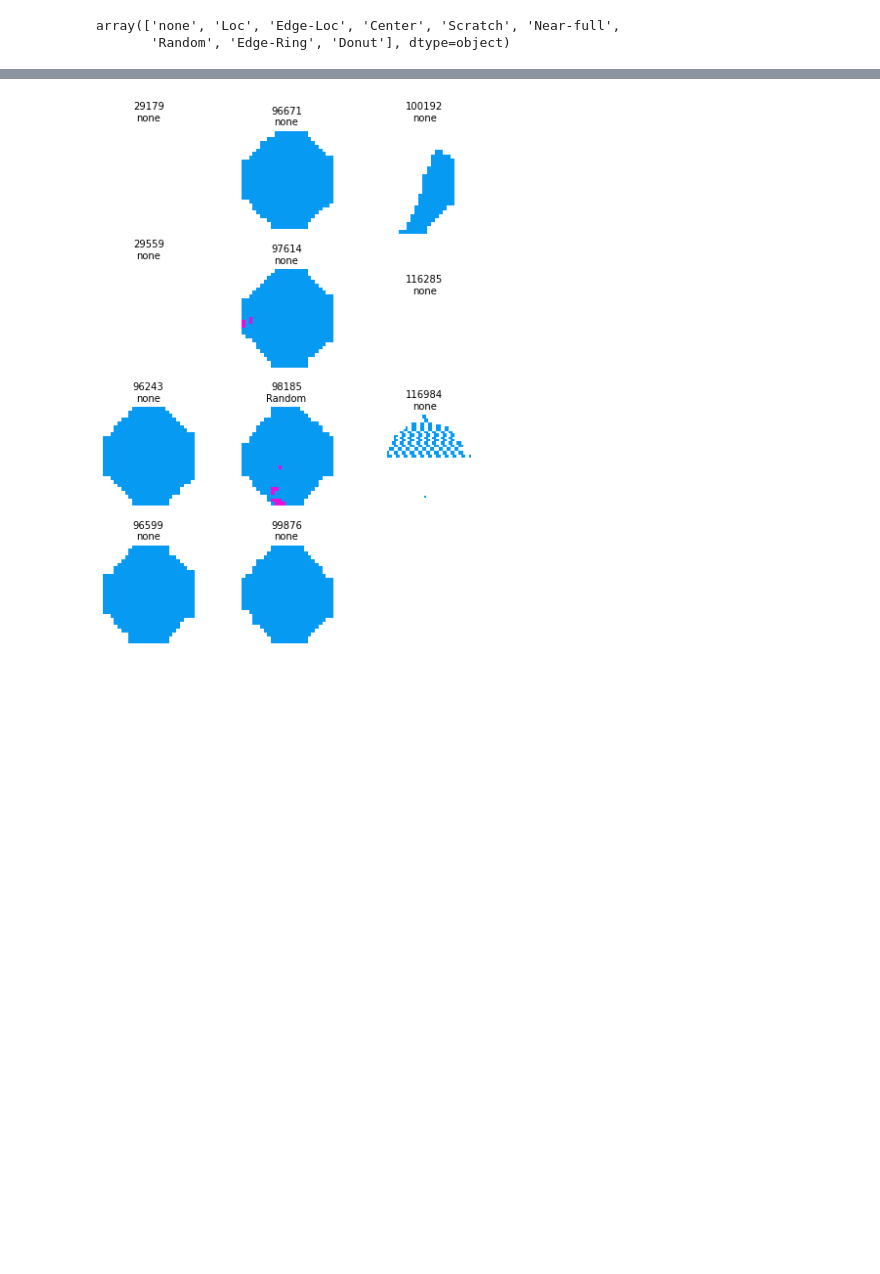
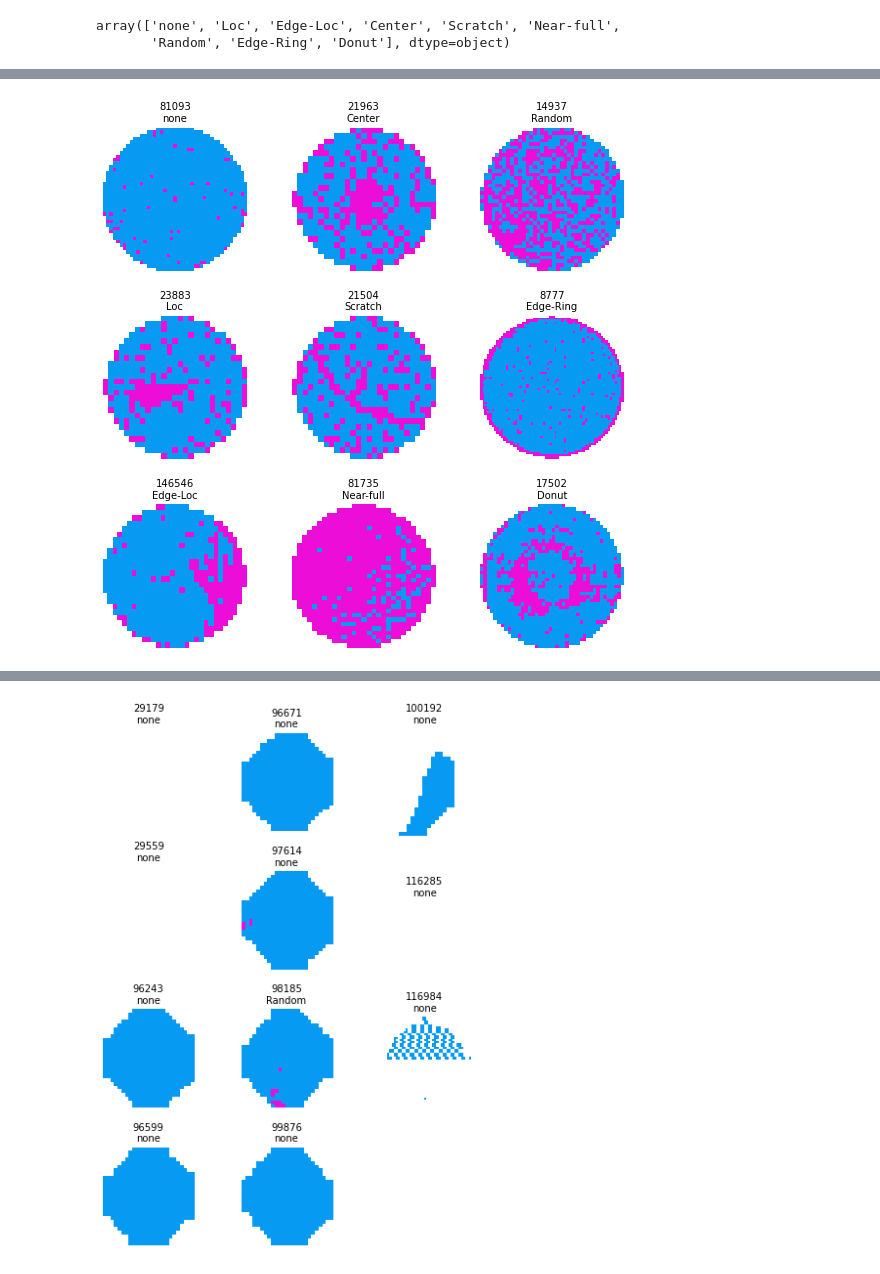
Before and after one commit to sngatzemeier/Wafer-Defect-Classification, a Jupyter notebook: Lea/eda/median_filter_exploration.ipynb, the cells around one changed output, grey strips where cells are left out. Drawn from its saved outputs; the diff is of its cells as text; code cells hidden in the pictures; blank space fills up the shorter version.

```diff
--- a/Lea/eda/median_filter_exploration.ipynb
+++ b/Lea/eda/median_filter_exploration.ipynb
@@ -200,0 +77,5 @@ plot_list(data, most_corrupted, fig_size=[8,8], mfilter=True, filter_size=filter
+# %%
+# resized to 224x224
+plot_list(data, good, fig_size, resize=True, img_dims=[224,224])
+# %% [output]
+[figure, added]
```
Also changed, not shown: parts of 54 cells of this notebook, 5 other files.
